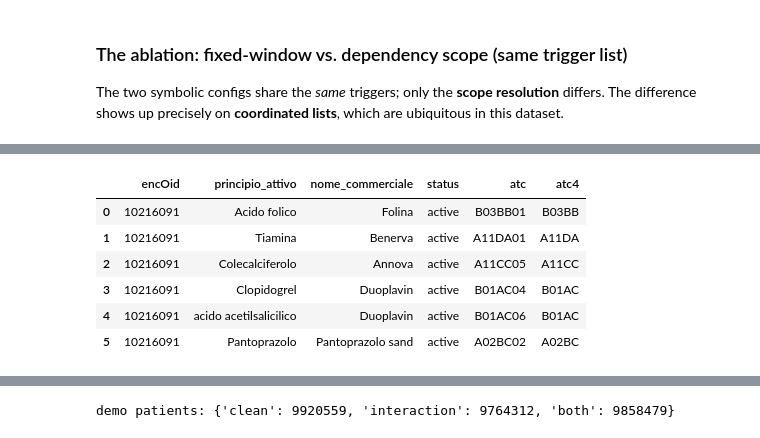
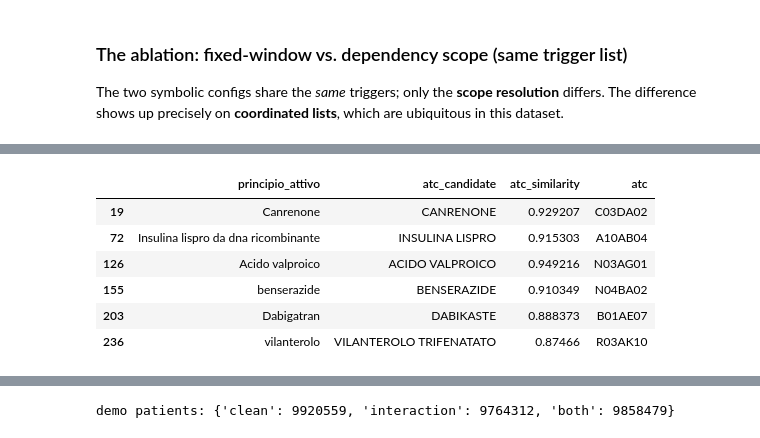
Before and after one commit to ilegul/nlp4dh, a Jupyter notebook: notebooks/clinical_nlp_pipeline.ipynb, the cells around one changed output, grey strips where cells are left out. Saved outputs shown, nothing was run; the diff lists cells and outputs as text; code cells hidden in the pictures.

```diff
--- a/notebooks/clinical_nlp_pipeline.ipynb
+++ b/notebooks/clinical_nlp_pipeline.ipynb
@@ -691,11 +1071,22 @@ GLiNER will load on demand (only if the Step-3 span cache is absent).
 # %%
 # ---- Load (or, on first run, compute) the anamnesis entity spans --------------------------
-# Computing all 857 takes ~15 min on the GTX 1650, so we cache to parquet and load thereafter.
+# Cache guarded by a sidecar meta (GLiNER model + entity labels + threshold): a changed model, label set
+# or threshold invalidates the cache instead of silently reusing stale spans, and also invalidates the
+# derived Step-5 condition table.
+import json as _json, hashlib as _h1, inspect as _insp1
 _cache = OUTPUTS / "step3_anamnesis_entities.parquet"
-if _cache.exists():
+_cache_meta = OUTPUTS / "step3_anamnesis_entities.meta.json"
+_gliner_sig = {"model": "urchade/gliner_multi-v2.1", "labels": NER_LABELS, "threshold": NER_THRESHOLD,
+               "spacy": [nlp.meta.get("name"), nlp.meta.get("version")],
+               "extract_sha256": _h1.sha256(_insp1.getsource(extract_entities).encode("utf-8")).hexdigest(),
+               "texts_sha256": _h1.sha256("\n".join(report_text(p, T_ANAMNESI) for p in patients).encode("utf-8")).hexdigest()}
+_cache_ok = (_cache.exists() and _cache_meta.exists()
+             and _json.loads(_cache_meta.read_text(encoding="utf-8")) == _gliner_sig)
+if _cache_ok:
     anamnesis_entities = pd.read_parquet(_cache)
     print("loaded cached entities:", len(anamnesis_entities))
 else:
+    (OUTPUTS / "step5_conditions_linked.parquet").unlink(missing_ok=True)   # invalidate the derived cache
     rows = []
     for i, p in enumerate(patients):
         for e in extract_entities(report_text(p, T_ANAMNESI)):
@@ -704,6 +1095,7 @@ else:
             print(f"  processed {i + 1}/{len(patients)}")
     anamnesis_entities = pd.DataFrame(rows)
     anamnesis_entities.to_parquet(_cache)
+    _cache_meta.write_text(_json.dumps(_gliner_sig), encoding="utf-8")
     print("computed and cached entities:", len(anamnesis_entities))
 
 # Free GLiNER from the GPU if it was loaded (keeps RAM/VRAM head-room for later models).
@@ -717,7 +1109,9 @@ print("\nspans per label:")
 print(anamnesis_entities.label.value_counts())
 print(f"mean spans / patient: {len(anamnesis_entities) / len(patients):.1f}")
 
-# Demo: the extracted spans for the first patient (shown from the cache — no live GLiNER call needed)
+# Demo: the extracted spans for the first patient (shown from the cache - no live GLiNER call needed)
+print()
+print(f"GLiNER entity spans for the first patient (encOid {patients[0]['encOid']}) - one example, not a corpus aggregate:")
 anamnesis_entities[anamnesis_entities.encOid == patients[0]["encOid"]][["label", "text", "score", "sentence"]].head(10)
 # %% [output]
 loaded cached entities: 18191
@@ -1059,32 +1692,54 @@ different surface forms (`Omnic`, `Tamsulosina`, `TAMSULOSINA CLORIDRATO`) colla
 # %%
 # ---- Drugs -> ATC : explode discharge drugs to one row per active ingredient, then link -----
 disc_ing = []
-for _, r in discharge_df.iterrows():
+for _pid, (_, r) in enumerate(discharge_df.iterrows()):                 # prescription_id groups ingredients of one product
     for pa in r.principio_attivo:
         disc_ing.append({"encOid": r.encOid, "principio_attivo": pa, "nome_commerciale": r.nome_commerciale,
-                         "status": r.status})
+                         "status": r.status, "prescription_id": _pid})
 discharge_linked = pd.DataFrame(disc_ing)
 
-# 1) symbolic exact link to the monotherapy ATC (handles dose/salt noise via link_atc)
-discharge_linked["atc"] = discharge_linked.principio_attivo.map(link_atc)
-n_exact = discharge_linked.atc.notna().sum()
+# Exact AIFA ingredient ATC codes are loaded from the offline resource: each active ingredient is reduced
+# to its canonical key with the SAME normalize_drug_key as the builder, then looked up. Dense retrieval is
+# applied in THIS cell only to unresolved VALID medication-name candidates (the fallback below). Dose/
+# instruction fragments normalize to a non-drug string and stay NIL instead of receiving a spurious ATC.
+discharge_linked["drug_key"] = discharge_linked.principio_attivo.map(normalize_drug_key)
+discharge_linked["atc"]  = discharge_linked.drug_key.map(KB_ATC)
+discharge_linked["atc4"] = discharge_linked.drug_key.map(KB_ATC4)
+n_exact = int(discharge_linked.drug_key.map(KB_EXACT).notna().sum())
 
-# 2) dense-retrieval fallback for the rest (rare / misspelled names). We keep a match only above a
-#    similarity threshold; below it we leave the ATC as NIL rather than forcing a possibly-wrong code.
-ATC_LINK_SIM = 0.85
-missing = discharge_linked.principio_attivo[discharge_linked.atc.isna()].unique().tolist()
-fb = {q: (r[0][2] if r[0][0] >= ATC_LINK_SIM else None)
-      for q, r in zip(missing, retrieve(missing, topk=1))} if missing else {}
-discharge_linked["atc"] = [a if pd.notna(a) else fb.get(p)
-                           for a, p in zip(discharge_linked.atc, discharge_linked.principio_attivo)]
-discharge_linked["atc4"] = discharge_linked.atc.str[:5]          # ATC level-4 (used by the alert engine)
+# Per-row provenance so the fallback links are inspectable, not merely counted.
+discharge_linked["atc_source"] = np.where(discharge_linked.atc.notna(), "exact_aifa_ingredient", "NIL")
+discharge_linked["atc_candidate"] = pd.NA
+discharge_linked["atc_similarity"] = pd.NA
+
+# App-independent retrieval fallback: a VALID active-ingredient name absent from the AIFA ingredient code
+# table (a rare form or combination) is matched to the nearest AIFA dictionary entry (>= 0.85) to recover
+# its ATC. Only is_drug_name candidates enter it, so leaked dose/instruction fragments stay NIL.
+_need = discharge_linked.atc.isna() & discharge_linked.drug_key.map(is_drug_name)
+_missing = sorted(discharge_linked.loc[_need, "principio_attivo"].astype(str).unique())
+if _missing:
+    _fb = {}
+    for _q, _cands in zip(_missing, retrieve(_missing, topk=1)):
+        _sim, _lbl, _atc = _cands[0]
+        if _sim >= 0.85 and pd.notna(_atc):
+            _fb[_q] = (_atc, _lbl, round(float(_sim), 6))
+    _rows = _need & discharge_linked.principio_attivo.astype(str).isin(_fb)
+    _k = discharge_linked.loc[_rows, "principio_attivo"].astype(str)
+    discharge_linked.loc[_rows, "atc"] = _k.map(lambda q: _fb[q][0])
+    discharge_linked.loc[_rows, "atc_candidate"] = _k.map(lambda q: _fb[q][1])
+    discharge_linked.loc[_rows, "atc_similarity"] = _k.map(lambda q: _fb[q][2])
+    discharge_linked.loc[_rows, "atc_source"] = "aifa_dense_retrieval"
+    _valid_atc = discharge_linked["atc"].astype("string").str.len().ge(5)
+    discharge_linked["atc4"] = discharge_linked["atc4"].fillna(discharge_linked["atc"].where(_valid_atc).str.slice(0, 5))
 discharge_linked.to_parquet(OUTPUTS / "step5_discharge_linked.parquet")
 
 n_link = int(discharge_linked.atc.notna().sum())
 print(f"discharge active-ingredient rows: {len(discharge_linked)}")
-print(f"  exact monotherapy: {n_exact}  | retrieval fallback (>= {ATC_LINK_SIM}): {n_link - n_exact}  | "
-      f"left NIL: {len(discharge_linked) - n_link}")
-print("  NB: this is *coverage*, not accuracy — the retrieval fallback can still mislink an "
-      "orthographically similar name (quantified in Step 9).")
-discharge_linked.head(6)
+print(f"  exact ingredient-crosswalk lookup: {n_exact}  | retrieval fallback: {n_link - n_exact}  | "
+      f"left NIL: {len(discharge_linked) - n_link}  (exact codes from ingredient_crosswalk.csv; retrieval candidates from aifa_products.csv)")
+print(wrap("NB: the retrieval fallback increases coverage, but no independent ATC-specific gold set exists, "
+           "so a fallback link is a candidate, not measured coding accuracy."))
+# a few fallback links with their AIFA candidate + similarity, so the neural links are inspectable
+display(discharge_linked[discharge_linked.atc_source == "aifa_dense_retrieval"]
+        [["principio_attivo", "atc_candidate", "atc_similarity", "atc"]].drop_duplicates().head(6))
 # %% [output]
@@ -1094,10 +1750,10 @@ discharge active-ingredient rows: 7020
-|  | encOid | principio_attivo | nome_commerciale | status | atc | atc4 |
-| 0 | 10216091 | Acido folico | Folina | active | B03BB01 | B03BB |
-| 1 | 10216091 | Tiamina | Benerva | active | A11DA01 | A11DA |
-| 2 | 10216091 | Colecalciferolo | Annova | active | A11CC05 | A11CC |
-| 3 | 10216091 | Clopidogrel | Duoplavin | active | B01AC04 | B01AC |
-| 4 | 10216091 | acido acetilsalicilico | Duoplavin | active | B01AC06 | B01AC |
-| 5 | 10216091 | Pantoprazolo | Pantoprazolo sand | active | A02BC02 | A02BC |
+|  | principio_attivo | atc_candidate | atc_similarity | atc |
+| 19 | Canrenone | CANRENONE | 0.929207 | C03DA02 |
+| 72 | Insulina lispro da dna ricombinante | INSULINA LISPRO | 0.915303 | A10AB04 |
+| 126 | Acido valproico | ACIDO VALPROICO | 0.949216 | N03AG01 |
+| 155 | benserazide | BENSERAZIDE | 0.910349 | N04BA02 |
+| 203 | Dabigatran | DABIKASTE | 0.888373 | B01AE07 |
+| 236 | vilanterolo | VILANTEROLO TRIFENATATO | 0.87466 | R03AK10 |
 # %%
 # ---- Conditions -> ICD-9-CM : build (or load) the ICD-9 embedding index, then link ----------
 icd9 = pd.read_csv(EXTERNAL / "icd9" / "normalized" / "icd9cm_diagnosi.csv")
```
Also changed, not shown: parts of 81 cells of this notebook, 19 other files.
